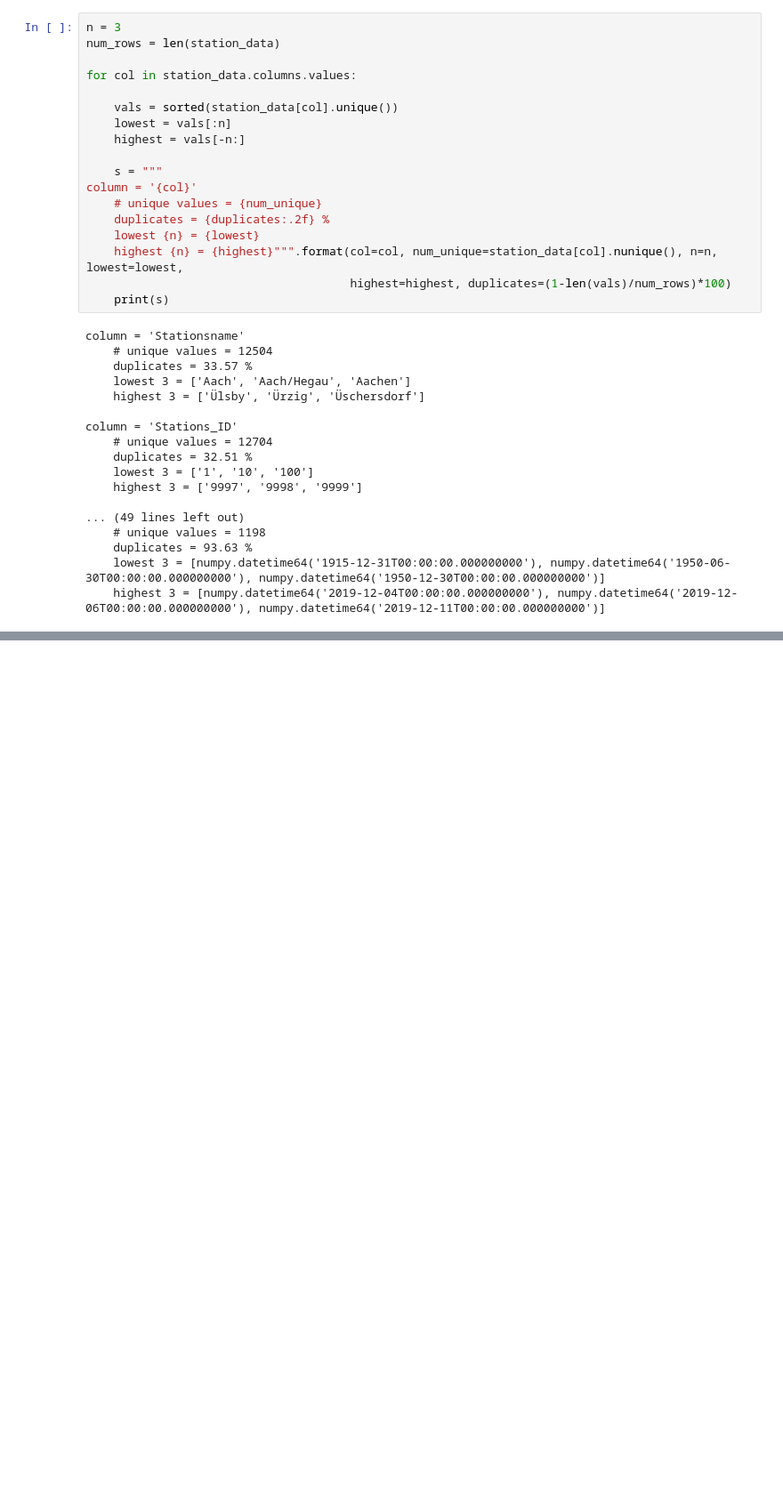
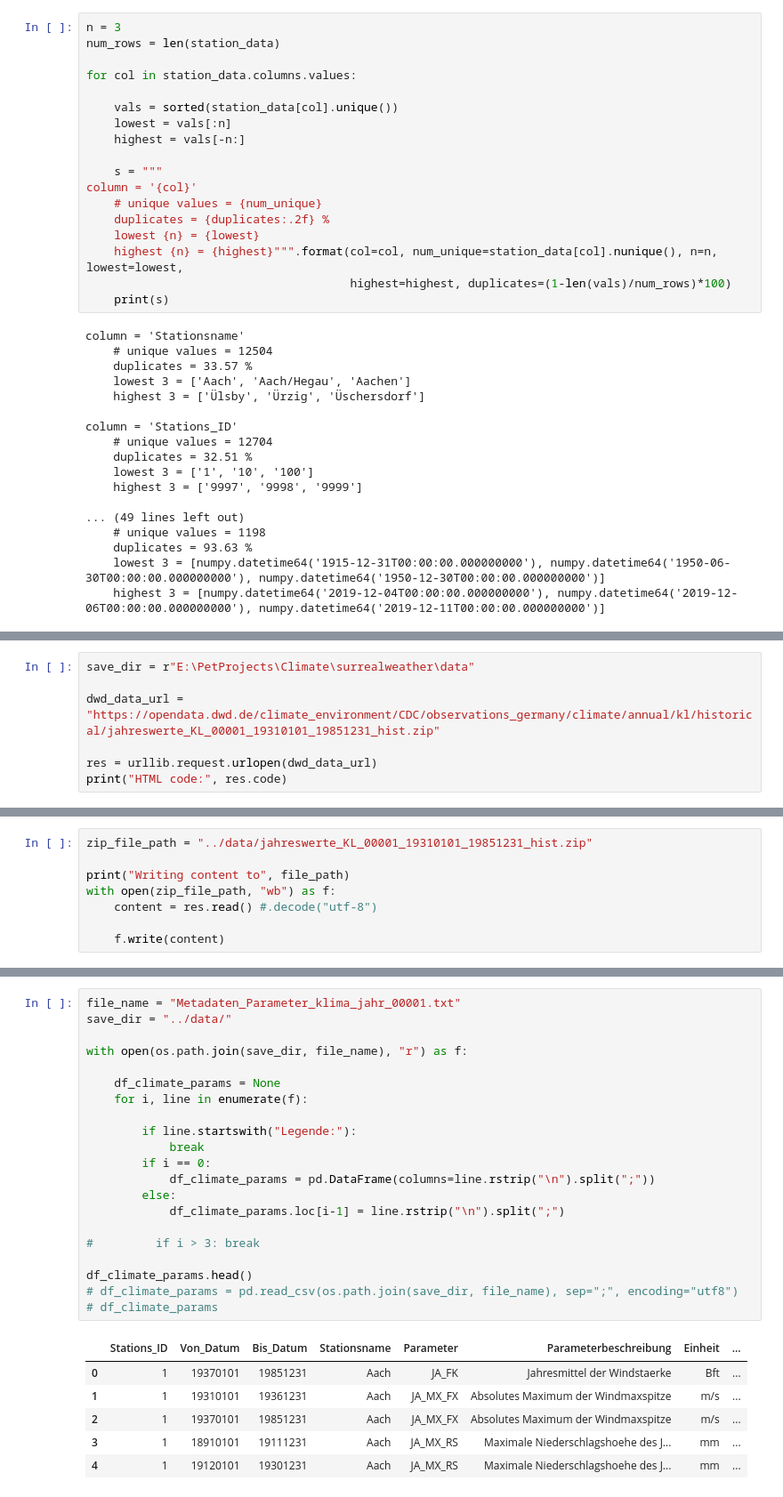
Before and after one commit to eschmidt42/surrealweather, a Jupyter notebook: notebooks/DWD data inspection.ipynb, the cells around one changed output, grey strips where cells are left out. Shown at 89% size. Saved outputs shown, nothing was run; the diff lists cells and outputs as text; blank space fills up the shorter version.

```diff
--- a/notebooks/DWD data inspection.ipynb
+++ b/notebooks/DWD data inspection.ipynb
@@ -256,0 +307,7 @@ read_csv(filepath_or_buffer, sep=',', delimiter=None, header='infer', names=None
+# %%
+save_dir = r"E:\PetProjects\Climate\surrealweather\data"
+
+dwd_data_url = "https://opendata.dwd.de/climate_environment/CDC/observations_germany/climate/annual/kl/historical/jahreswerte_KL_00001_19310101_19851231_hist.zip"
+
+res = urllib.request.urlopen(dwd_data_url)
+print("HTML code:", res.code)
@@ -256,0 +316,8 @@ read_csv(filepath_or_buffer, sep=',', delimiter=None, header='infer', names=None
+# %%
+zip_file_path = "../data/jahreswerte_KL_00001_19310101_19851231_hist.zip"
+
+print("Writing content to", file_path)
+with open(zip_file_path, "wb") as f:
+    content = res.read() #.decode("utf-8")
+
+    f.write(content)
@@ -256,0 +359,28 @@ read_csv(filepath_or_buffer, sep=',', delimiter=None, header='infer', names=None
+# %%
+file_name = "Metadaten_Parameter_klima_jahr_00001.txt"
+save_dir = "../data/"
+
+with open(os.path.join(save_dir, file_name), "r") as f:
+
+    df_climate_params = None
+    for i, line in enumerate(f):
+
+        if line.startswith("Legende:"):
+            break
+        if i == 0:
+            df_climate_params = pd.DataFrame(columns=line.rstrip("\n").split(";"))
+        else:
+            df_climate_params.loc[i-1] = line.rstrip("\n").split(";")
+
+#         if i > 3: break
+
+df_climate_params.head()
+# df_climate_params = pd.read_csv(os.path.join(save_dir, file_name), sep=";", encoding="utf8")
+# df_climate_params
+# %% [output]
+|  | Stations_ID | Von_Datum | Bis_Datum | Stationsname | Parameter | Parameterbeschreibung | Einheit | ... |
+| 0 | 1 | 19370101 | 19851231 | Aach | JA_FK | Jahresmittel der Windstaerke | Bft | ... |
+| 1 | 1 | 19310101 | 19361231 | Aach | JA_MX_FX | Absolutes Maximum der Windmaxspitze | m/s | ... |
+| 2 | 1 | 19370101 | 19851231 | Aach | JA_MX_FX | Absolutes Maximum der Windmaxspitze | m/s | ... |
+| 3 | 1 | 18910101 | 19111231 | Aach | JA_MX_RS | Maximale Niederschlagshoehe des J... | mm | ... |
+| 4 | 1 | 19120101 | 19301231 | Aach | JA_MX_RS | Maximale Niederschlagshoehe des J... | mm | ... |
```
Also changed, not shown: parts of 20 cells of this notebook.
